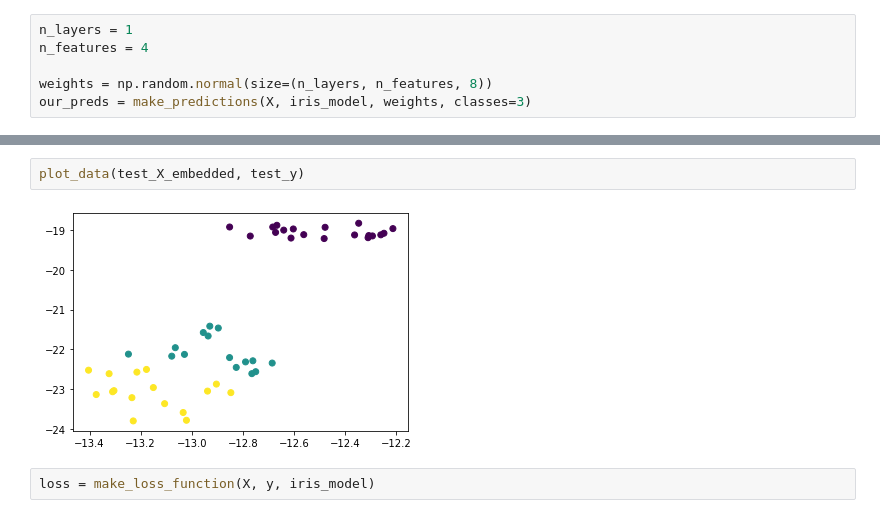
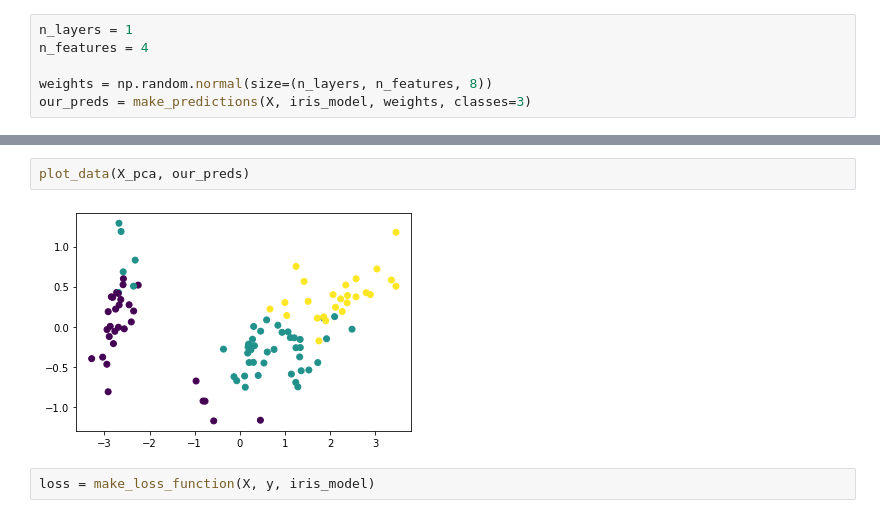
Before and after one commit to rizkyikiw42/qudit_tests, a Jupyter notebook: qutrit_var_algs/iris.ipynb, the cells around one changed output, grey strips where cells are left out. Saved outputs shown, nothing was run; the diff lists cells and outputs as text.

```diff
--- a/qutrit_var_algs/iris.ipynb
+++ b/qutrit_var_algs/iris.ipynb
@@ -71,7 +80,7 @@ plot_data(X_embedded, our_preds)
-# %%
-plot_data(test_X_embedded, test_y)
-# %% [output]
-[figure, removed]
+# %%
+plot_data(X_pca, our_preds)
+# %% [output]
+[figure, added]
 # %%
 loss = make_loss_function(X, y, iris_model)
 # %%
```
Also changed, not shown: parts of 15 cells of this notebook.
